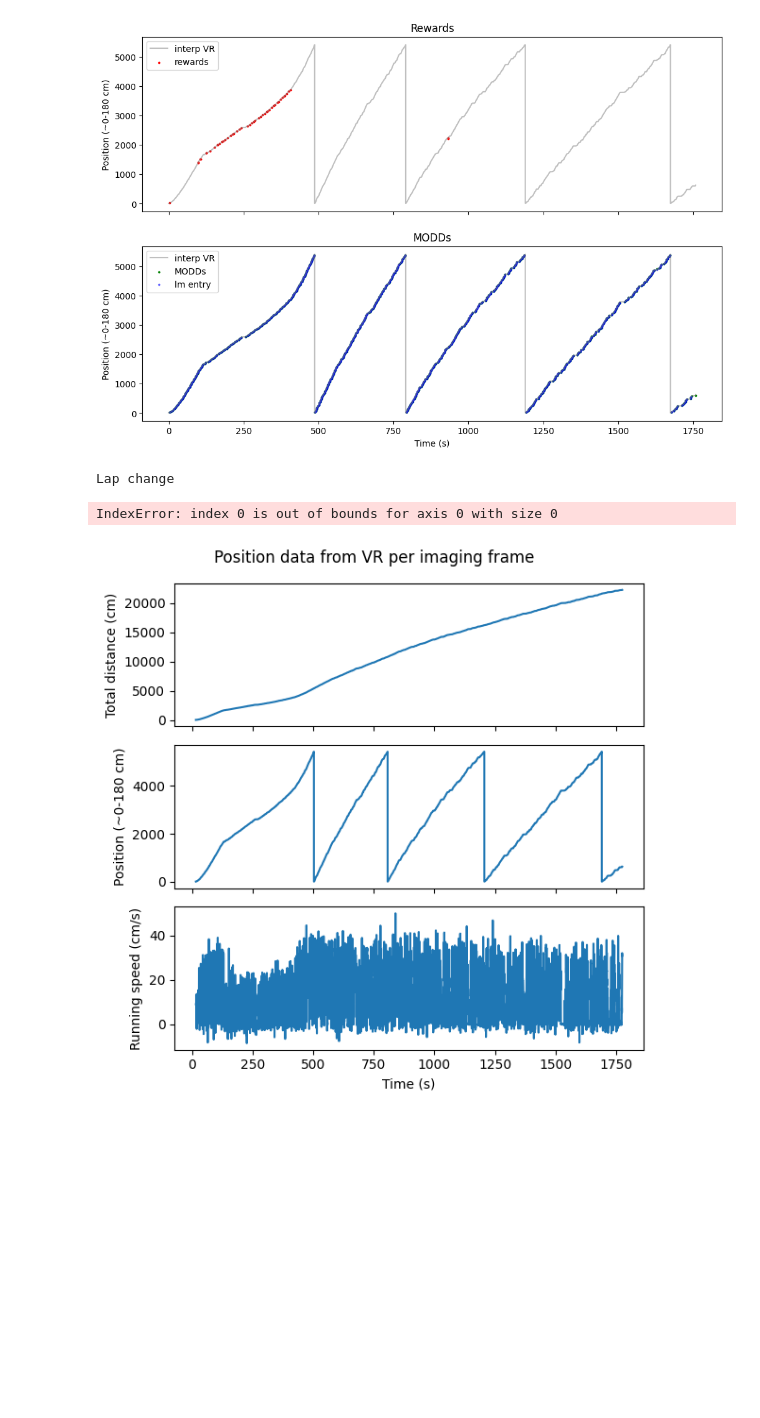
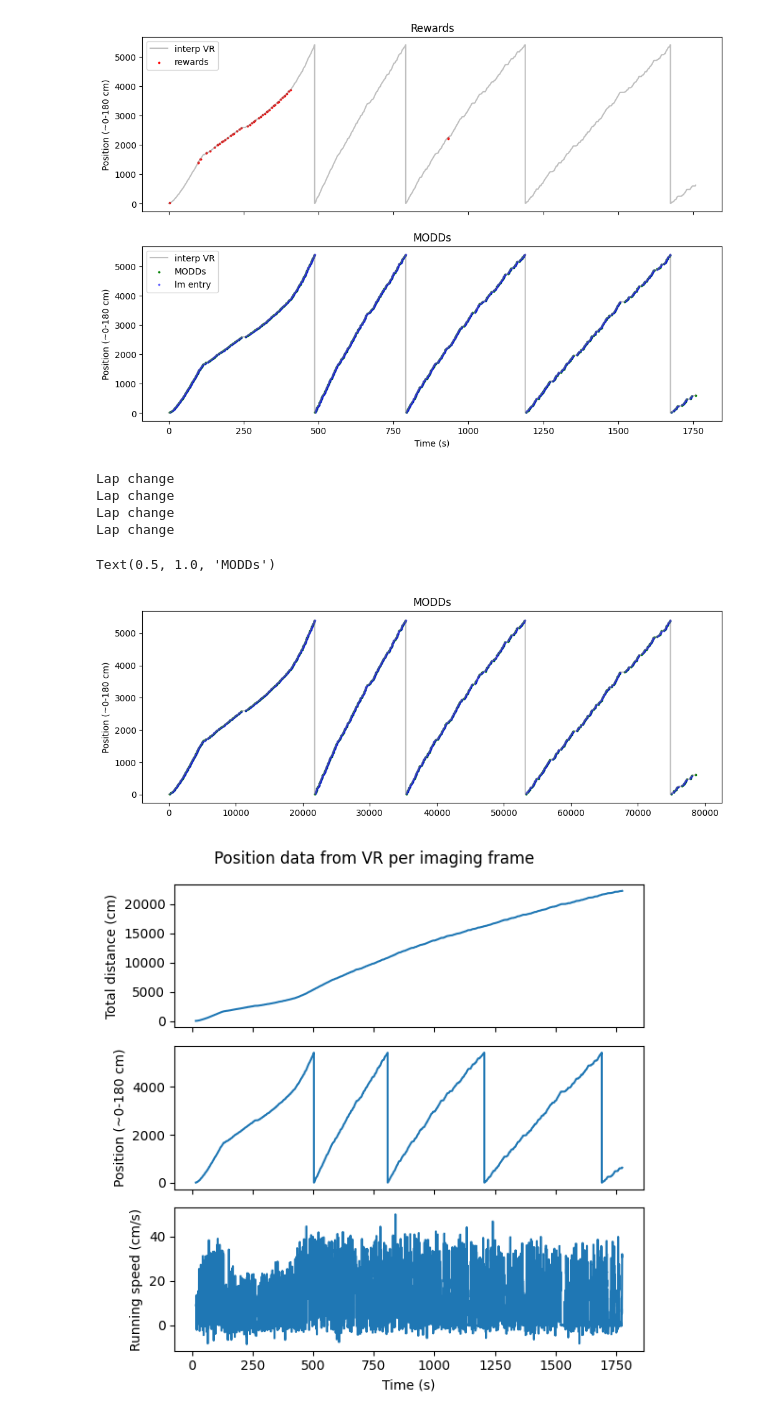
Before and after one commit to AthinaApostolelli/VR_ABCD, a Jupyter notebook: read_align_timestamps.ipynb, the cells around one changed output. Saved outputs shown, nothing was run; the diff lists cells and outputs as text; code cells hidden in the pictures; blank space fills up the shorter version.

```diff
--- a/read_align_timestamps.ipynb
+++ b/read_align_timestamps.ipynb
@@ -761,23 +760,27 @@ total_dist_array, _, _ = binned_statistic(behav_times, interp_total_dist, statis
 # %%
 # TESTING
-lm_entry_idx, _ = get_lm_entry_exit(session, position_array) # TODO
+lm_entry_idx, lm_exit_idx = get_lm_entry_exit(session, position_array) # TODO
 
 fig, ax = plt.subplots(1, 1, figsize=(12,4), sharex=True, sharey=True)
 # ax = ax.ravel()
 
 modd_idx = (np.concatenate([np.where(modd1_array == 1)[0], np.where(modd2_array == 1)[0]]))
 modd1_positions = position_array[np.where(modd1_array == 1)[0]]
 modd2_positions = position_array[np.where(modd2_array == 1)[0]]
 modd_positions = np.concatenate([modd1_positions, modd2_positions])
 
 ax.plot(position_array, 'gray', label='interp VR', alpha=0.5)
 ax.scatter(modd_idx, modd_positions, s=3, color='g', label='MODDs')
-ax.scatter(np.array(lm_entry_idx), position_array[lm_entry_idx], s=3, color='b', alpha=0.5, label='lm entry')
+ax.scatter(np.array(lm_exit_idx), position_array[lm_exit_idx], s=3, color='b', alpha=0.5, label='lm entry')
 ax.set_ylabel('Position (~0-180 cm)')
 ax.set_title('MODDs')
 # %% [output]
 Lap change
+Lap change
+Lap change
+Lap change
-IndexError: index 0 is out of bounds for axis 0 with size 0
+Text(0.5, 1.0, 'MODDs')
+[figure, added]
 # %%
 # Visually confirm the position data during imaging
 window_size = 20    # arbitrary
```
Also changed, not shown: parts of 4 cells of this notebook, 2 other files.
